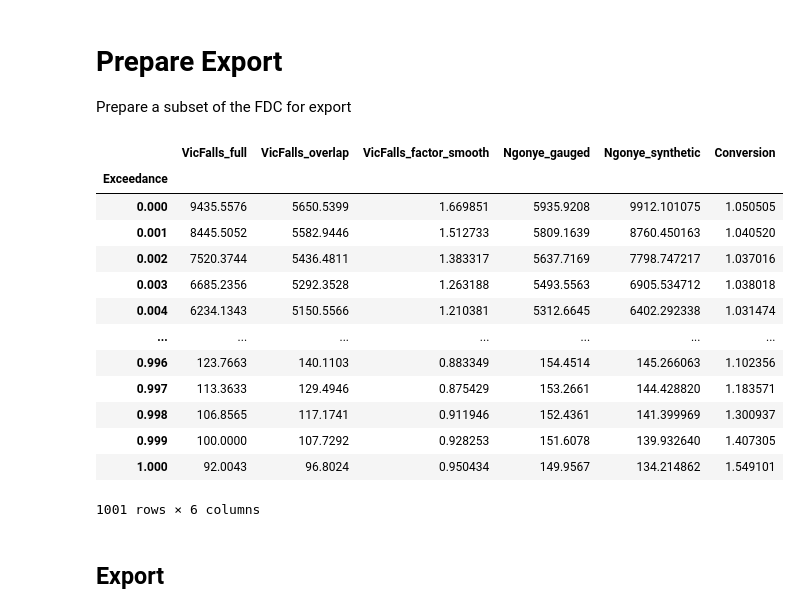
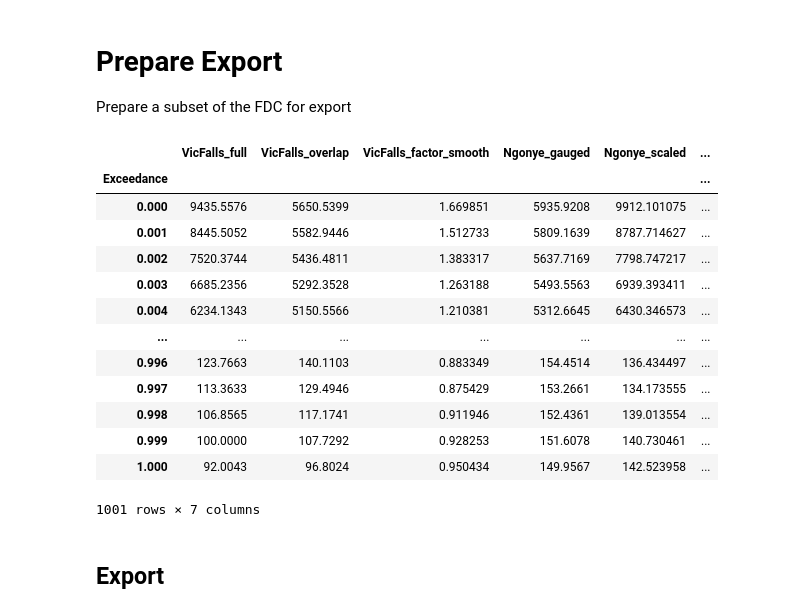
Before and after one commit to AndyFlem/ngonye-notepad, a Jupyter notebook: b_synthetic_flow_ngonye.ipynb, the cells around one changed output. Drawn from its saved outputs; the diff is of its cells as text; code cells hidden in the pictures.

Commit message:
synth

```diff
--- a/b_synthetic_flow_ngonye.ipynb
+++ b/b_synthetic_flow_ngonye.ipynb
@@ -50,8 +50,8 @@ import datetime
 # %%
 input_data='./input_data/'
 output_data='./output_data/'
-#overlap_cutoff=datetime.datetime(2017, 9,30)
-overlap_cutoff=datetime.datetime(2020, 5,31)
+overlap_cutoff=datetime.datetime(2017, 9,30)
+#overlap_cutoff=datetime.datetime(2020, 5,31)
 # %% [markdown]
 ## Load Data
 Load the Vic Falls data and add some helper columns.
@@ -231,23 +231,23 @@ ngonye_synth['Exceedance']=tmp['Exceedance']
 # Prepare Export
 Prepare a subset of the FDC for export
 # %%
-fdc_out=fdc.loc[:,['VicFalls_full','VicFalls_overlap','VicFalls_factor_smooth','Ngonye_gauged','Ngonye_synthetic','Conversion']]
+fdc_out=fdc.loc[:,['VicFalls_full','VicFalls_overlap','VicFalls_factor_smooth','Ngonye_gauged','Ngonye_scaled','Ngonye_synthetic','Conversion']]
 fdc_out
 # %% [output]
-|  | VicFalls_full | VicFalls_overlap | VicFalls_factor_smooth | Ngonye_gauged | Ngonye_synthetic | Conversion |
-| Exceedance |  |  |  |  |  |  |
-| 0.000 | 9435.5576 | 5650.5399 | 1.669851 | 5935.9208 | 9912.101075 | 1.050505 |
-| 0.001 | 8445.5052 | 5582.9446 | 1.512733 | 5809.1639 | 8760.450163 | 1.040520 |
-| 0.002 | 7520.3744 | 5436.4811 | 1.383317 | 5637.7169 | 7798.747217 | 1.037016 |
-| 0.003 | 6685.2356 | 5292.3528 | 1.263188 | 5493.5563 | 6905.534712 | 1.038018 |
-| 0.004 | 6234.1343 | 5150.5566 | 1.210381 | 5312.6645 | 6402.292338 | 1.031474 |
+|  | VicFalls_full | VicFalls_overlap | VicFalls_factor_smooth | Ngonye_gauged | Ngonye_scaled | ... |
+| Exceedance |  |  |  |  |  | ... |
+| 0.000 | 9435.5576 | 5650.5399 | 1.669851 | 5935.9208 | 9912.101075 | ... |
+| 0.001 | 8445.5052 | 5582.9446 | 1.512733 | 5809.1639 | 8787.714627 | ... |
+| 0.002 | 7520.3744 | 5436.4811 | 1.383317 | 5637.7169 | 7798.747217 | ... |
+| 0.003 | 6685.2356 | 5292.3528 | 1.263188 | 5493.5563 | 6939.393411 | ... |
+| 0.004 | 6234.1343 | 5150.5566 | 1.210381 | 5312.6645 | 6430.346573 | ... |
 | ... | ... | ... | ... | ... | ... | ... |
-| 0.996 | 123.7663 | 140.1103 | 0.883349 | 154.4514 | 145.266063 | 1.102356 |
-| 0.997 | 113.3633 | 129.4946 | 0.875429 | 153.2661 | 144.428820 | 1.183571 |
-| 0.998 | 106.8565 | 117.1741 | 0.911946 | 152.4361 | 141.399969 | 1.300937 |
-| 0.999 | 100.0000 | 107.7292 | 0.928253 | 151.6078 | 139.932640 | 1.407305 |
-| 1.000 | 92.0043 | 96.8024 | 0.950434 | 149.9567 | 134.214862 | 1.549101 |
+| 0.996 | 123.7663 | 140.1103 | 0.883349 | 154.4514 | 136.434497 | ... |
+| 0.997 | 113.3633 | 129.4946 | 0.875429 | 153.2661 | 134.173555 | ... |
+| 0.998 | 106.8565 | 117.1741 | 0.911946 | 152.4361 | 139.013554 | ... |
+| 0.999 | 100.0000 | 107.7292 | 0.928253 | 151.6078 | 140.730461 | ... |
+| 1.000 | 92.0043 | 96.8024 | 0.950434 | 149.9567 | 142.523958 | ... |
-1001 rows × 6 columns
+1001 rows × 7 columns
 # %% [markdown]
 ## Export
 # %%
```
Also changed, not shown: 1 other file.
